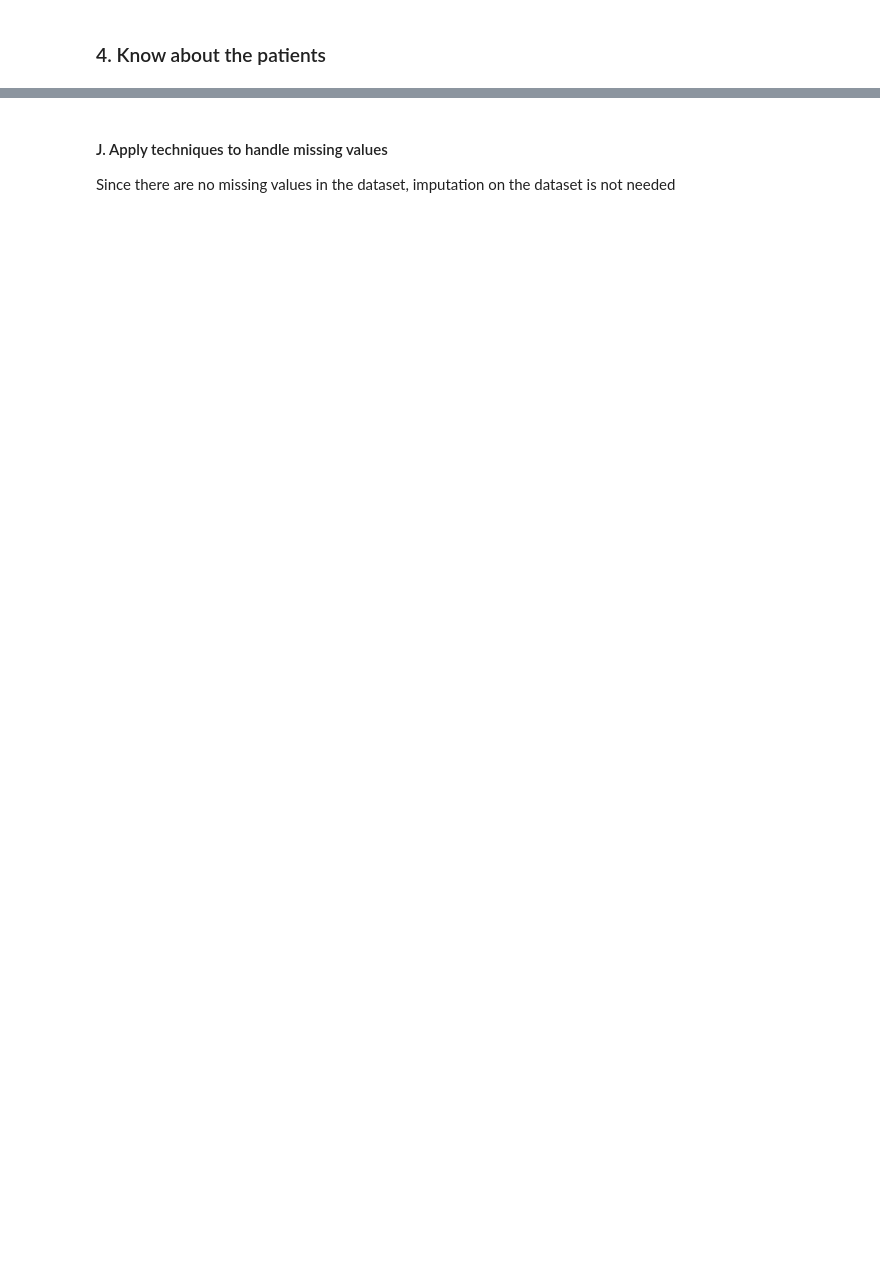
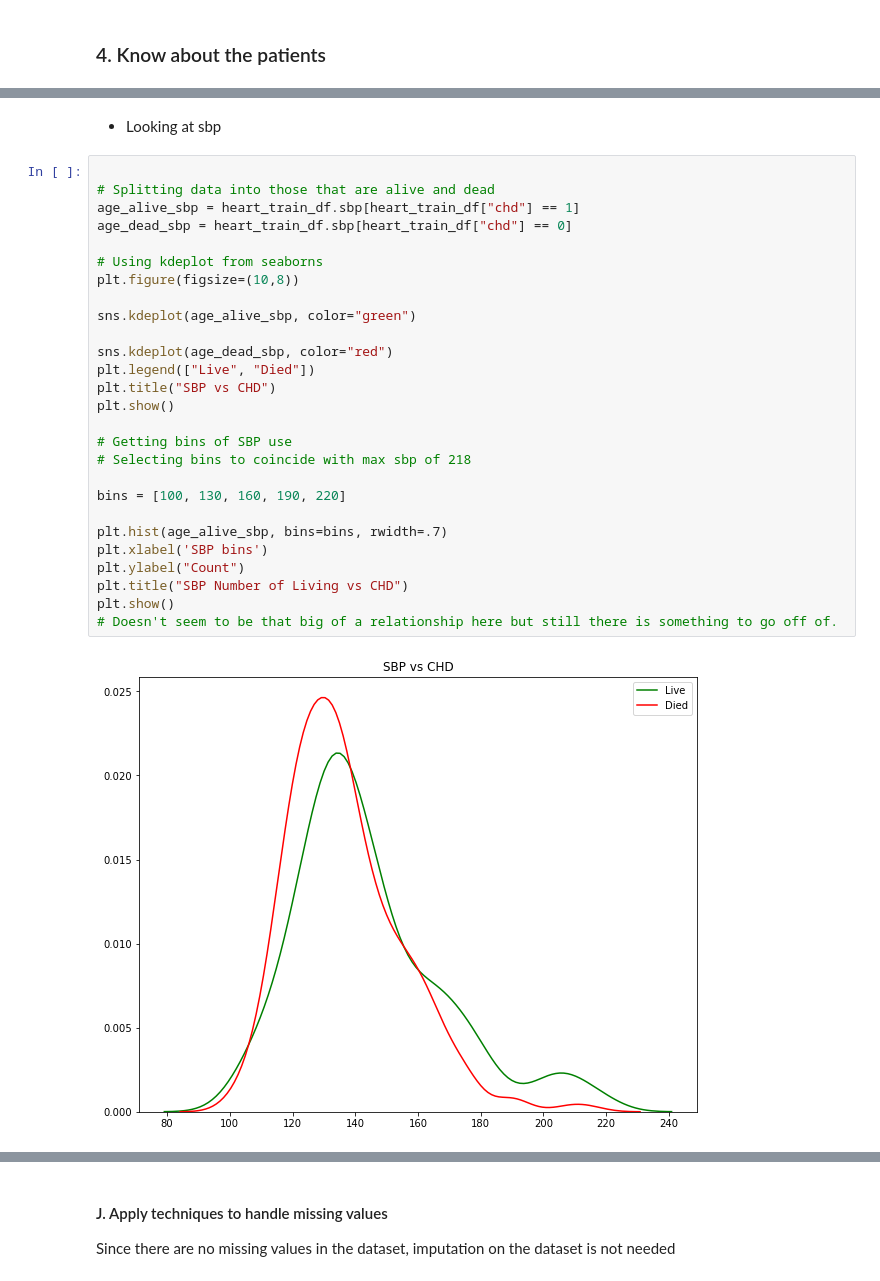
Before and after one commit to JacobBRodriguez/SJSU, a Jupyter notebook: Fall 2020/CMPE 257/Lab 1/Task 1.ipynb, the cells around one changed output, grey strips where cells are left out. Drawn from its saved outputs; the diff is of its cells as text; blank space fills up the shorter version.

```diff
--- a/Fall 2020/CMPE 257/Lab 1/Task 1.ipynb
+++ b/Fall 2020/CMPE 257/Lab 1/Task 1.ipynb
@@ -368,0 +270,31 @@ Total missing values in DF:  0
+# %% [markdown]
+- Looking at sbp
+# %%
+
+# Splitting data into those that are alive and dead
+age_alive_sbp = heart_train_df.sbp[heart_train_df["chd"] == 1]
+age_dead_sbp = heart_train_df.sbp[heart_train_df["chd"] == 0]
+
+# Using kdeplot from seaborns
+plt.figure(figsize=(10,8))
+
+sns.kdeplot(age_alive_sbp, color="green")
+
+sns.kdeplot(age_dead_sbp, color="red")
+plt.legend(["Live", "Died"])
+plt.title("SBP vs CHD")
+plt.show()
+
+# Getting bins of SBP use
+# Selecting bins to coincide with max sbp of 218
+
+bins = [100, 130, 160, 190, 220]
+
+plt.hist(age_alive_sbp, bins=bins, rwidth=.7)
+plt.xlabel('SBP bins')
+plt.ylabel("Count")
+plt.title("SBP Number of Living vs CHD")
+plt.show()
+# Doesn't seem to be that big of a relationship here but still there is something to go off of.
+# %% [output]
+[figure, added]
```
Also changed, not shown: parts of 89 cells of this notebook, 2 other files.
